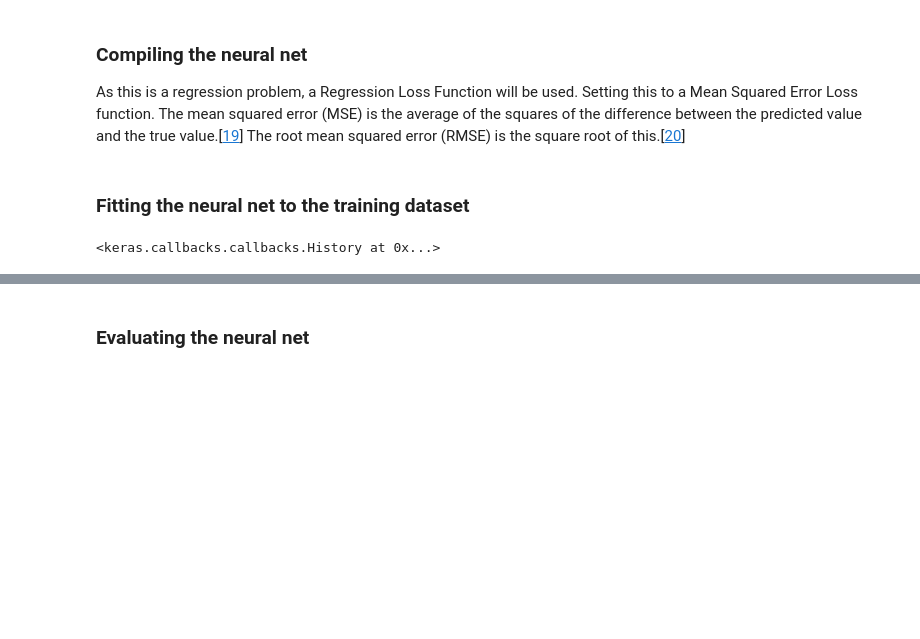
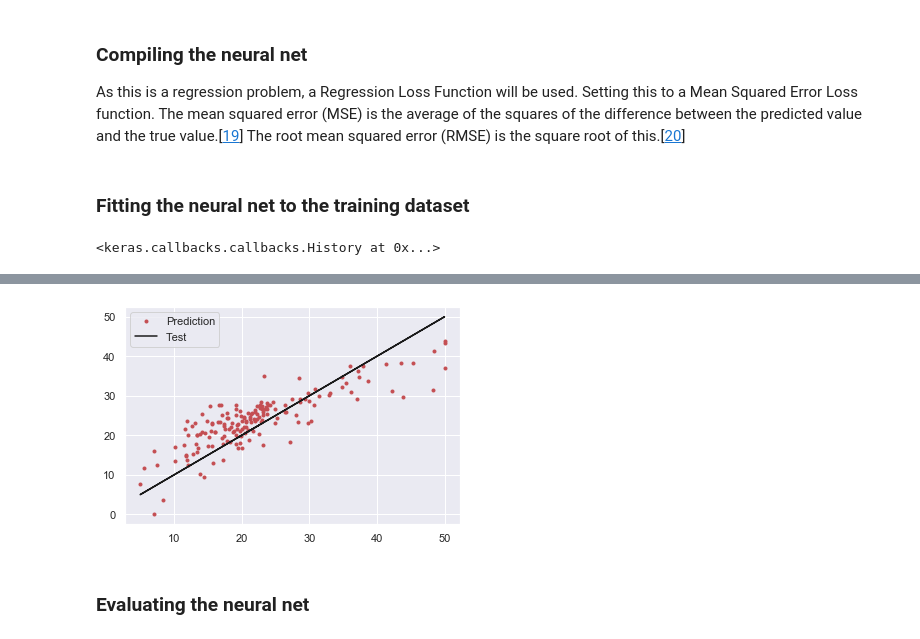
Before and after one commit to declanbarr/boston-house-prices, a Jupyter notebook: boston-house-prices-analysis.ipynb, the cells around one changed output, grey strips where cells are left out. Drawn from its saved outputs; the diff is of its cells as text; code cells hidden in the pictures; blank space fills up the shorter version.

Commit message:
Added plot to show how the predicted values differed from the true values

```diff
--- a/boston-house-prices-analysis.ipynb
+++ b/boston-house-prices-analysis.ipynb
@@ -513,6 +515,9 @@ model.fit(X_train, y_train, epochs=150, batch_size=8, verbose=0)
 # Predicting the median house prices for the whitened input dataset
 y_predicted = model.predict(X_test)
 
-# Viewing the first five rows for the predicted median house prices
-y_predicted[0:5]
+# Convert the y_predicted array into a numpy array
+y_predictedNP = np.array(y_predicted)
+
+# Transposing and rounding the predicted values dataset for easier viewing
+y_predictedNP.T.round(1)
 # %% [output]
@@ -524,3 +559,18 @@ array([[10.219581],
+# %%
+# Adapted from course materials
+# Plotting the test values against the predicted values
+plt.plot(y_test.values, y_predictedNP.T[0], 'r.', label='Prediction')
+
+# Creating the straight line
+plt.plot(y_test.values, y_test.values, 'k-', label='Test')
+
+# Creating a legend
+plt.legend()
+
+# Showing the plot
+plt.show()
+# %% [output]
+[figure, added]
 # %% [markdown]
 ### Evaluating the neural net
 # %%
```
Also changed, not shown: parts of 17 cells of this notebook.
